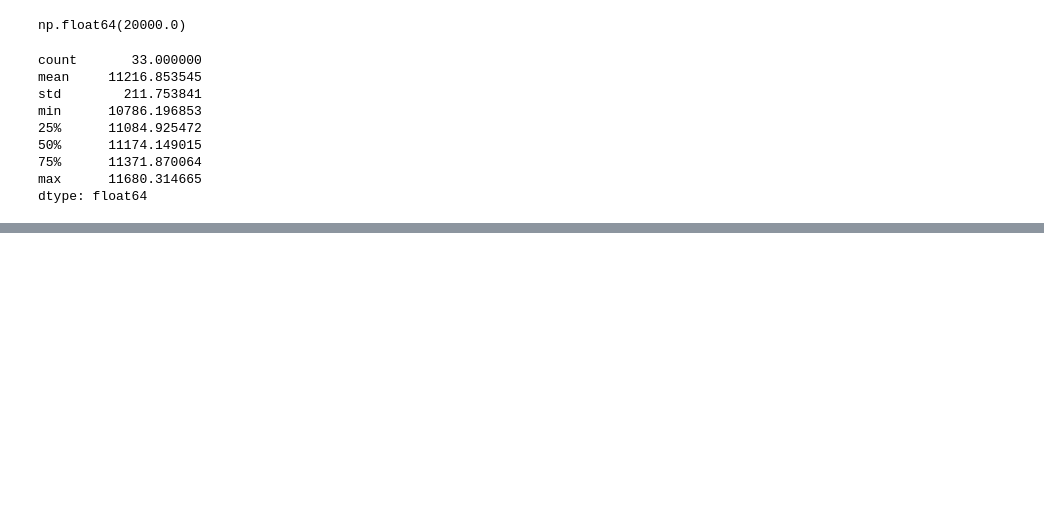
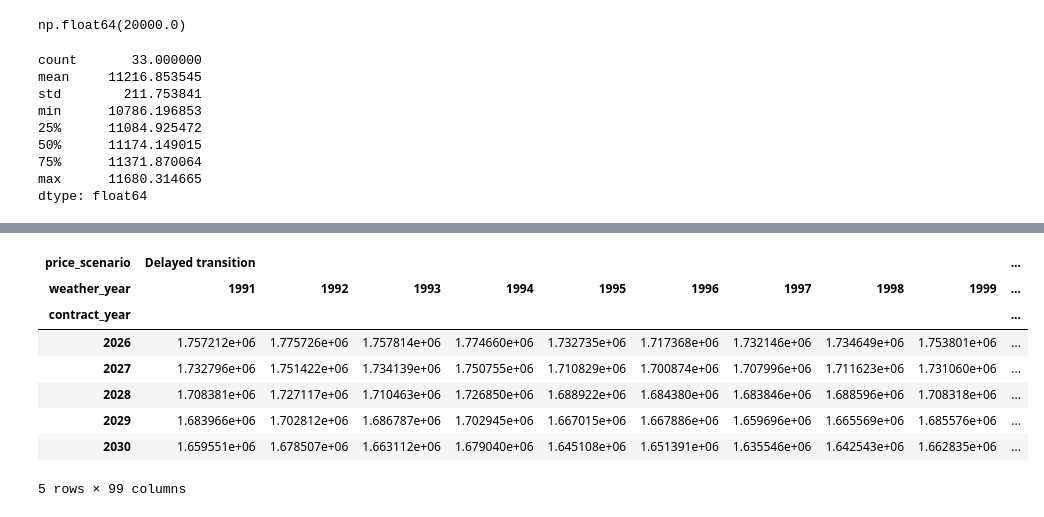
Before and after one commit to SristyKala1/ppa_selection_italy, a Jupyter notebook: notebooks/06_parametrization_setup.ipynb, the cells around one changed output, grey strips where cells are left out. Cells and saved outputs as stored; diff of their text form; code cells hidden in the pictures; blank space fills up the shorter version.

Commit message:
Added zone specific pricing and Virtual PPA basis risk calculation

```diff
--- a/notebooks/06_parametrization_setup.ipynb
+++ b/notebooks/06_parametrization_setup.ipynb
@@ -85,0 +136,24 @@ dtype: float64
+# %%
+def zone_price_matrix(zone, start_year=CONTRACT_START, term_years=CONTRACT_TERM_YEARS):
+    end_year = start_year + term_years - 1
+    zone_adjustment = zone_merit_order_adjustment(zone)
+
+    columns = {}
+    for scenario in SCENARIOS:
+        baseline = rescaled_price_trajectory(scenario, start_year, end_year)
+        for weather_year in range(SCENARIO_START_YEAR, SCENARIO_END_YEAR + 1):
+            columns[(scenario, weather_year)] = baseline + zone_adjustment[weather_year]
+
+    matrix = pd.DataFrame(columns)
+    matrix.columns.names = ["price_scenario", "weather_year"]
+    matrix.index.name = "contract_year"
+    return matrix
+# %%
+own_zone = "nord"
+reference_zone = "sicilia"
+
+price_own_zone = zone_price_matrix(own_zone)
+price_reference_zone = zone_price_matrix(reference_zone)
+
+basis_risk = price_own_zone - price_reference_zone
+basis_risk.loc[CONTRACT_START].describe()
@@ -85,0 +170,27 @@ dtype: float64
+# %%
+STRIKE_PRICE_WIND = 72.85
+CONTRACTED_MW_VPPA = 5
+
+wind_cf_reference = zone_annual_cf("wind", reference_zone)
+
+vppa_columns = {}
+for scenario, weather_year in price_own_zone.columns:
+    spot_own = price_own_zone[(scenario, weather_year)]
+    spot_reference = price_reference_zone[(scenario, weather_year)]
+    settlement = (STRIKE_PRICE_WIND - spot_reference) * wind_cf_reference[weather_year] * HOURS_PER_YEAR * CONTRACTED_MW_VPPA
+    vppa_columns[(scenario, weather_year)] = annual_load_mwh * spot_own + settlement
+
+vppa_cost_matrix = pd.DataFrame(vppa_columns)
+vppa_cost_matrix.columns.names = ["price_scenario", "weather_year"]
+vppa_cost_matrix.index.name = "contract_year"
+vppa_cost_matrix.head()
+# %% [output]
+| price_scenario | Delayed transition |  |  |  |  |  |  |  |  | ... |
+| weather_year | 1991 | 1992 | 1993 | 1994 | 1995 | 1996 | 1997 | 1998 | 1999 | ... |
+| contract_year |  |  |  |  |  |  |  |  |  | ... |
+| 2026 | 1.757212e+06 | 1.775726e+06 | 1.757814e+06 | 1.774660e+06 | 1.732735e+06 | 1.717368e+06 | 1.732146e+06 | 1.734649e+06 | 1.753801e+06 | ... |
+| 2027 | 1.732796e+06 | 1.751422e+06 | 1.734139e+06 | 1.750755e+06 | 1.710829e+06 | 1.700874e+06 | 1.707996e+06 | 1.711623e+06 | 1.731060e+06 | ... |
+| 2028 | 1.708381e+06 | 1.727117e+06 | 1.710463e+06 | 1.726850e+06 | 1.688922e+06 | 1.684380e+06 | 1.683846e+06 | 1.688596e+06 | 1.708318e+06 | ... |
+| 2029 | 1.683966e+06 | 1.702812e+06 | 1.686787e+06 | 1.702945e+06 | 1.667015e+06 | 1.667886e+06 | 1.659696e+06 | 1.665569e+06 | 1.685576e+06 | ... |
+| 2030 | 1.659551e+06 | 1.678507e+06 | 1.663112e+06 | 1.679040e+06 | 1.645108e+06 | 1.651391e+06 | 1.635546e+06 | 1.642543e+06 | 1.662835e+06 | ... |
+5 rows × 99 columns
```
Also changed, not shown: parts of 6 cells of this notebook, 3 other files.
